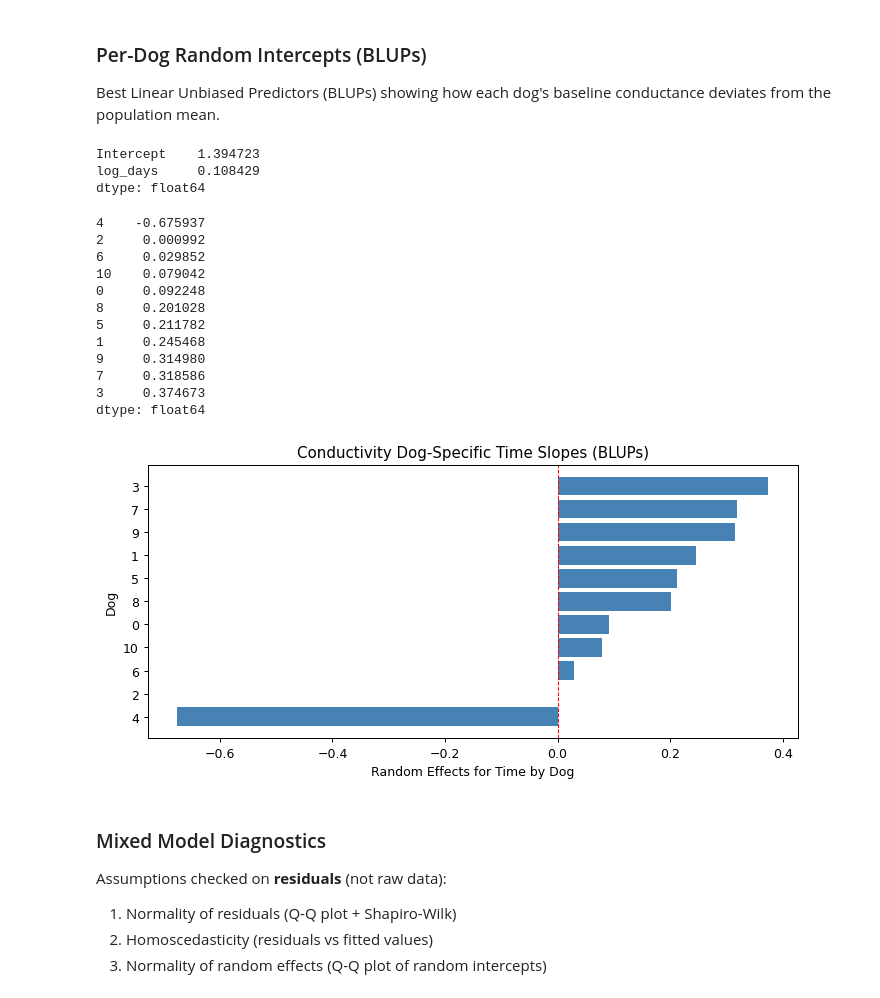
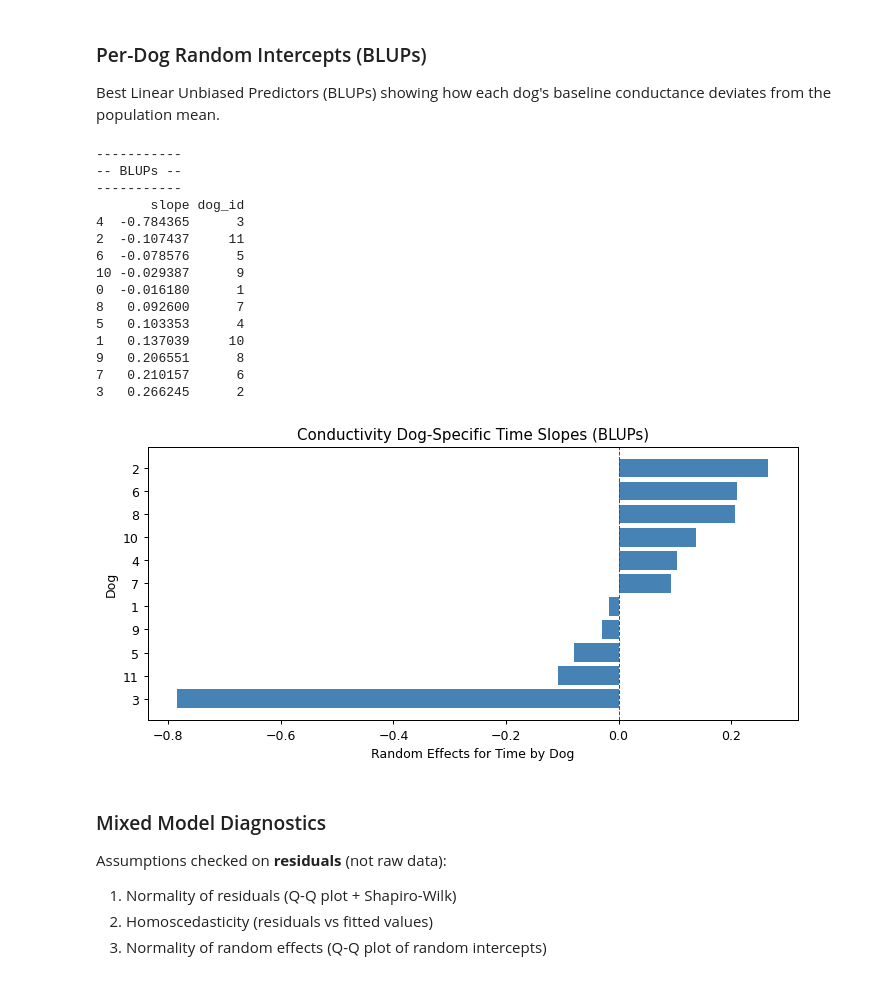
Before and after one commit to caiohamamura/monica, a Jupyter notebook: Análise_doutorado_Mônica.ipynb, the cells around one changed output. Cells and saved outputs as stored; diff of their text form; code cells hidden in the pictures.

```diff
--- a/Análise_doutorado_Mônica.ipynb
+++ b/Análise_doutorado_Mônica.ipynb
@@ -381,24 +381,3 @@ fe_table.iloc[[0,2]]
 ### Per-Dog Random Intercepts (BLUPs)
 
 Best Linear Unbiased Predictors (BLUPs) showing how each dog's baseline conductance deviates from the population mean.
-# %%
-result.fe_params
-# %% [output]
-Intercept    1.394723
-log_days     0.108429
-dtype: float64
-# %%
-s
-# %% [output]
-4    -0.675937
-2     0.000992
-6     0.029852
-10    0.079042
-0     0.092248
-8     0.201028
-5     0.211782
-1     0.245468
-9     0.314980
-7     0.318586
-3     0.374673
-dtype: float64
@@ -405,25 +389,46 @@ dtype: float64
 # %%
-fixed_slope = result.fe_params["log_days"]
-
 individual_slopes = {
-    group: fixed_slope + effects["Nome"]
+    group: effects["Nome"]
     for group, effects in result.random_effects.items()
 }
 
-s = pd.Series(individual_slopes.values()).sort_values()
 
+s = pd.DataFrame({
+    "slope":individual_slopes.values(),
+    "dog_id":individual_slopes.keys()
+})
+s = s.sort_values(["slope"])
+print("-----------")
+print("-- BLUPs --")
+print("-----------")
+print(s)
 
 fig, ax = plt.subplots(figsize=(8, 4), dpi=90)
-ax.barh(s.index.astype(str), s, color='steelblue')
+ax.barh(s["dog_id"], s["slope"], color='steelblue')
 ax.axvline(0, linestyle='--', color='red', linewidth=0.8)
 ax.set_xlabel('Random Effects for Time by Dog')
 ax.set_ylabel('Dog')
 ax.set_title("Conductivity Dog-Specific Time Slopes (BLUPs)")
 plt.tight_layout()
-plt.savefig('figuras/random_slopes_bar_conductivity.pdf')
+plt.savefig('figuras/random_intercepts_bar_conductance.pdf')
 plt.show()
 # %% [output]
+-----------
+-- BLUPs --
+-----------
+       slope dog_id
+4  -0.784365      3
+2  -0.107437     11
+6  -0.078576      5
+10 -0.029387      9
+0  -0.016180      1
+8   0.092600      7
+5   0.103353      4
+1   0.137039     10
+9   0.206551      8
+7   0.210157      6
+3   0.266245      2
-[figure, old version]
+[figure, new version]
 # %% [markdown]
 ### Mixed Model Diagnostics
 
```
Also changed, not shown: parts of 5 cells of this notebook.
